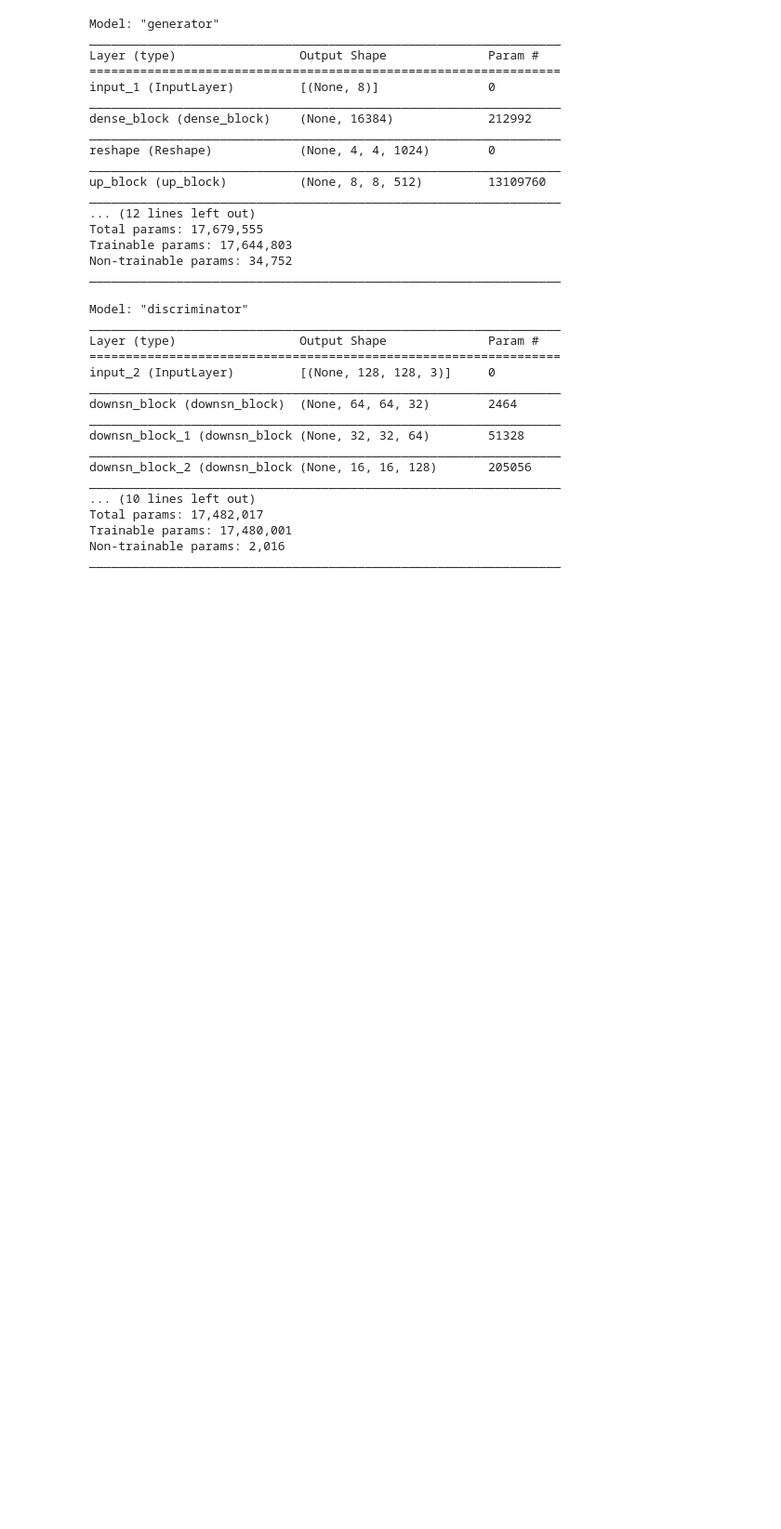
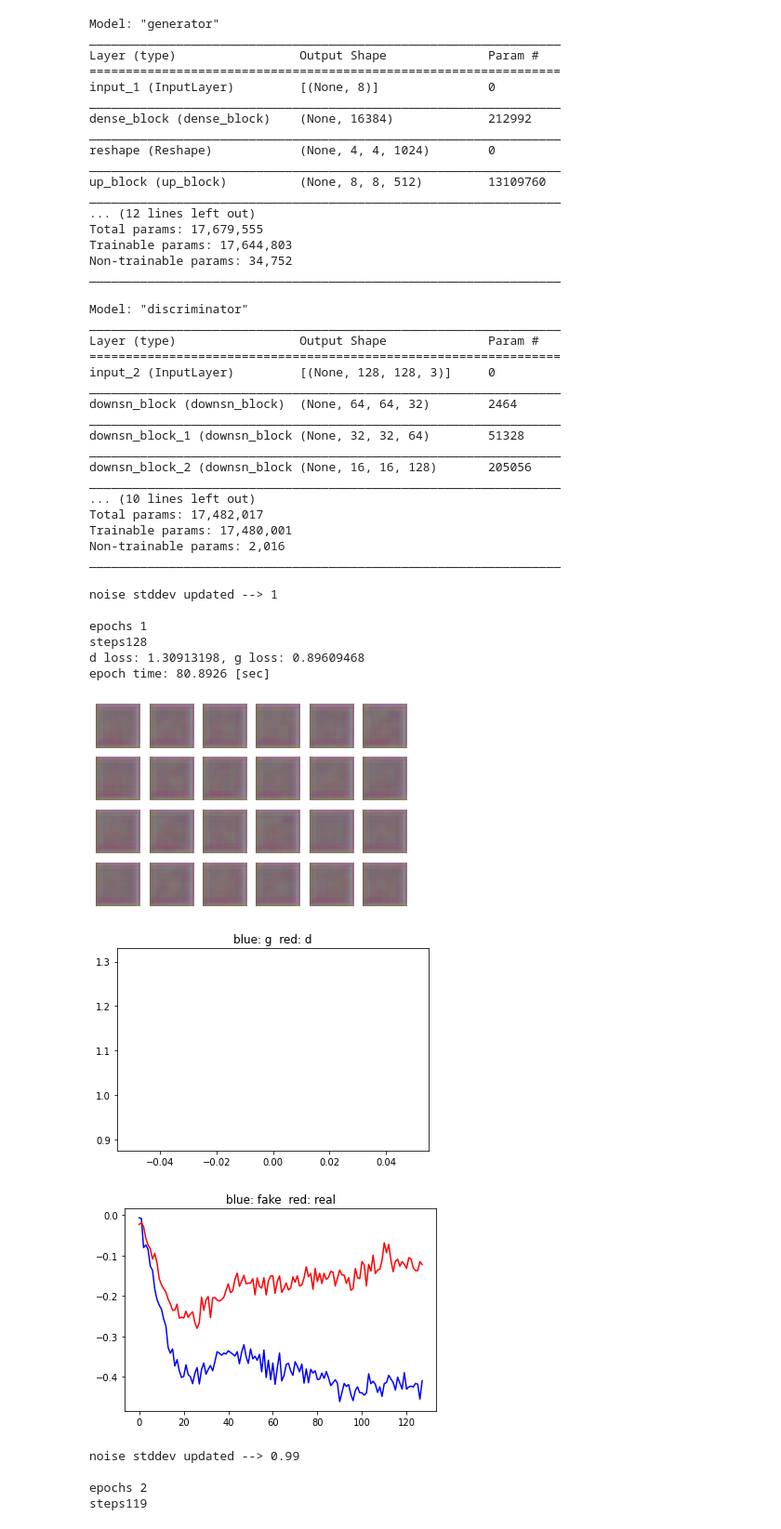
Before and after one commit to T-Yamaguch/SNGAN, a Jupyter notebook: SNGAN.ipynb, the cells around one changed output. Shown: that part at 93% size. Cells and saved outputs as stored; diff of their text form; code cells hidden in the pictures; blank space fills up the shorter version.

```diff
--- a/SNGAN.ipynb
+++ b/SNGAN.ipynb
@@ -369,7 +356,8 @@ class GAN():
                start_epoch = 1,
                optimizer = Adam(learning_rate = 1e-4),
                n_critics = 8,
-               gp_lamda = 0.1
+               gp_lamda = 0.1,
+               noise_stddev = 1
                ):
 
     self.batch_size = batch_size
@@ -383,7 +371,7 @@ class GAN():
     self.n_critics = n_critics
     self.gp_lamda = gp_lamda
 
-    self.noise_stddev = 0.07
+    self.noise_stddev = noise_stddev
 
     self.gen_optimizer = optimizer
     self.disc_optimizer = optimizer
@@ -445,10 +433,10 @@ class GAN():
           yield imgs
 
   def gan_loss(self, original_outputs, generated_outputs):
-    real_loss = binary_crossentropy(tf.ones_like(original_outputs), original_outputs)
-    generated_loss = binary_crossentropy(tf.zeros_like(generated_outputs), generated_outputs)
+    real_loss = tf.nn.sigmoid_cross_entropy_with_logits(tf.ones_like(original_outputs), original_outputs)
+    generated_loss = tf.nn.sigmoid_cross_entropy_with_logits(tf.zeros_like(generated_outputs), generated_outputs)
     d_loss = tf.math.reduce_mean(real_loss + generated_loss)
-    g_loss = tf.math.reduce_mean(binary_crossentropy(tf.ones_like(generated_outputs), generated_outputs))
+    g_loss = tf.math.reduce_mean(tf.nn.sigmoid_cross_entropy_with_logits(tf.ones_like(generated_outputs), generated_outputs))
     return d_loss, g_loss
 
 
@@ -476,7 +464,7 @@ class GAN():
 
 
   def hinge_loss(self, ori_outputs, gen_outputs):
-    c = 1E-4 # Gap between D(x) and D(G(x))
+    c = 1 # Gap between D(x) and D(G(x))
     d_loss = K.mean(K.relu(c - ori_outputs)) + K.mean(K.relu(c + gen_outputs))
     g_loss =  -1 * K.mean(gen_outputs)
     return d_loss, g_loss
@@ -496,7 +484,7 @@ class GAN():
       self.real_history.append(tf.reduce_mean(ori_outputs))
       self.fake_history.append(tf.reduce_mean(gen_outputs))
 
-      d_loss, g_loss = self.hinge_loss(ori_outputs, gen_outputs)
+      d_loss, g_loss = self.gan_loss(ori_outputs, gen_outputs)
       # d_loss, g_loss = self.w_gp_loss(ori_outputs, gen_outputs, imgs, gen_imgs)
 
       self.g_temp.append(g_loss)
@@ -537,7 +525,7 @@ class GAN():
   def update_loss_history(self):
     d_batch_loss = sum(self.d_temp)/len(self.d_temp)
     g_batch_loss = sum(self.g_temp)/len(self.g_temp)
-    print ('\nd loss: {:.4f}, g loss: {:.4f}'.format(d_batch_loss, g_batch_loss))
+    print ('\nd loss: {:.8f}, g loss: {:.8f}'.format(d_batch_loss, g_batch_loss))
     self.d_history.append(d_batch_loss)
     self.g_history.append(g_batch_loss)
     self.d_temp = []
@@ -550,7 +538,6 @@ class GAN():
     self.g_temp = []
 
     for epoch in range(self.start_epoch, self.train_epochs+1):
-      self.noise_stddev *= 1 - 1E-3
       print ("noise stddev updated --> {}".format(self.noise_stddev))
 
       start_time = time.time()
@@ -562,31 +549,48 @@ class GAN():
         print("\r" + 'steps{}'.format(steps+1), end="")
         sys.stdout.flush()
         self.gan_train(imgs)
 
       self.update_loss_history()
 
       epoch_time = time.time() - start_time
       print ("epoch time: {:.4f} [sec]".format(epoch_time))
+
+      self.noise_stddev *= 1 - 1E-2
 
       if epoch % self.image_epochs == 0:
         self.visualise_batch(sample_noise, epoch)
         self.loss_vis()
 
       if epoch % self.checkpoint_epochs == 0:
         print ('\nSaving checkpoint at epoch{}\n\n'.format(epoch))
         self.manager.save()
 
 if __name__ == '__main__':
   a = GAN(img_size = 128,
           code_num = 8,
           batch_size = 64,
           train_epochs = 10000,
           train_steps = 128,
           checkpoint_epochs = 10,
           image_epochs = 1,
           start_epoch = 1,
           optimizer = Adam(learning_rate = 1e-6),
           n_critics = 8,
-          gp_lamda = 10
+          gp_lamda = 10,
+          noise_stddev = 1
           )
   a()
+# %% [output]
+noise stddev updated --> 1
+
+epochs 1
+steps128
+d loss: 1.30913198, g loss: 0.89609468
+epoch time: 80.8926 [sec]
+[figure, added]
+[figure, added]
+[figure, added]
+noise stddev updated --> 0.99
+
+epochs 2
+steps119
```
Also changed, not shown: parts of 3 cells of this notebook.
